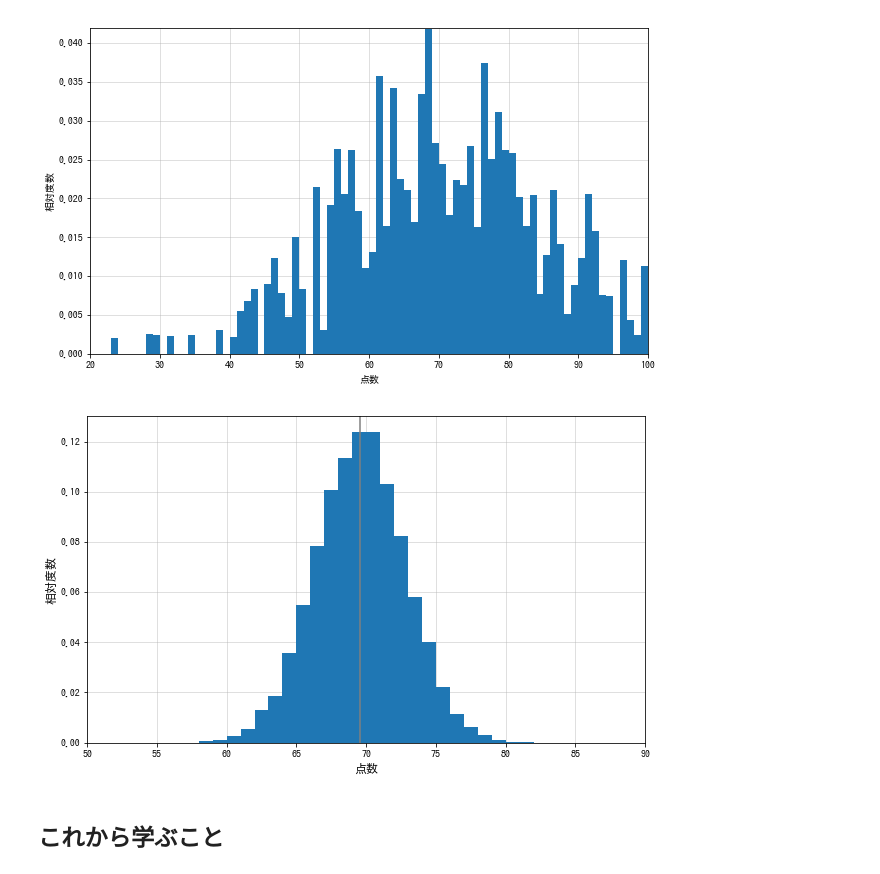
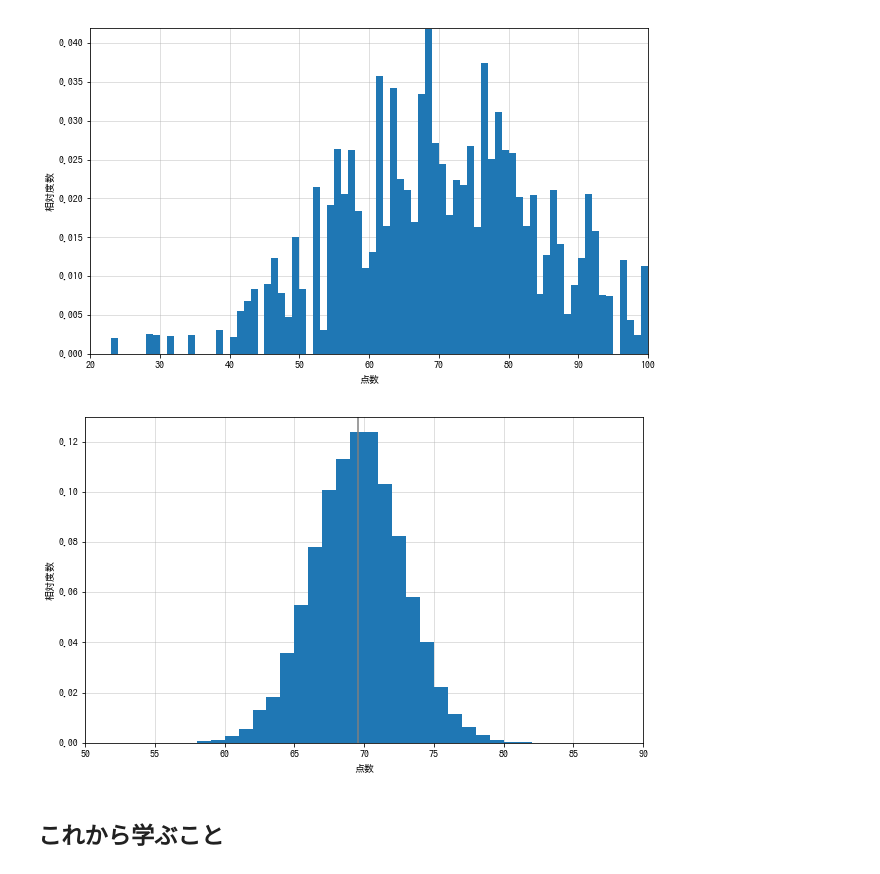
Before and after one commit to ghmagazine/python_stat_sample, a Jupyter notebook: notebook/chap04.ipynb, the cells around one changed output. Saved outputs shown, nothing was run; the diff lists cells and outputs as text; code cells hidden in the pictures.

```diff
--- a/notebook/chap04.ipynb
+++ b/notebook/chap04.ipynb
@@ -154,18 +151,18 @@ plt.show()
 # %%
 sample_means = [np.random.choice(scores, 20).mean()
                 for _ in range(10000)]
 
 fig = plt.figure(figsize=(10, 6))
 ax = fig.add_subplot(111)
 ax.hist(sample_means, bins=100, range=(0, 100), density=True)
 # 母平均を縦線で表示
 ax.vlines(np.mean(scores), 0, 1, 'gray')
 ax.set_xlim(50, 90)
 ax.set_ylim(0, 0.13)
-ax.set_xlabel('点数', fontsize=12)
-ax.set_ylabel('相対度数', fontsize=12)
+ax.set_xlabel('点数')
+ax.set_ylabel('相対度数')
 plt.show()
 # %% [output]
-[figure, old version]
+[figure, new version]
 # %% [markdown]
 ## これから学ぶこと
```
Also changed, not shown: parts of 6 cells of this notebook, 20 other files.
